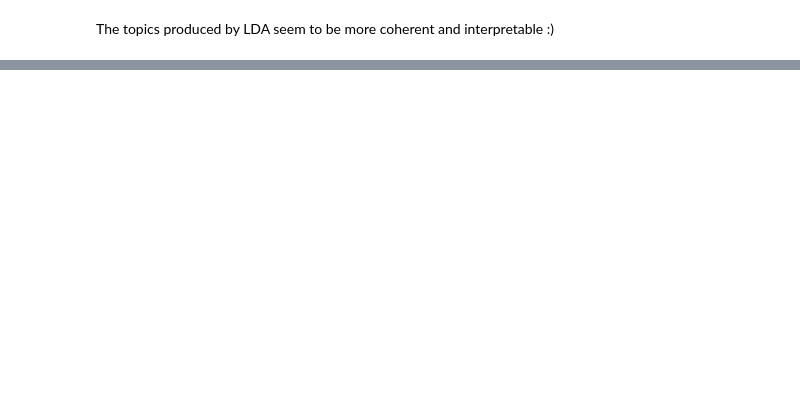
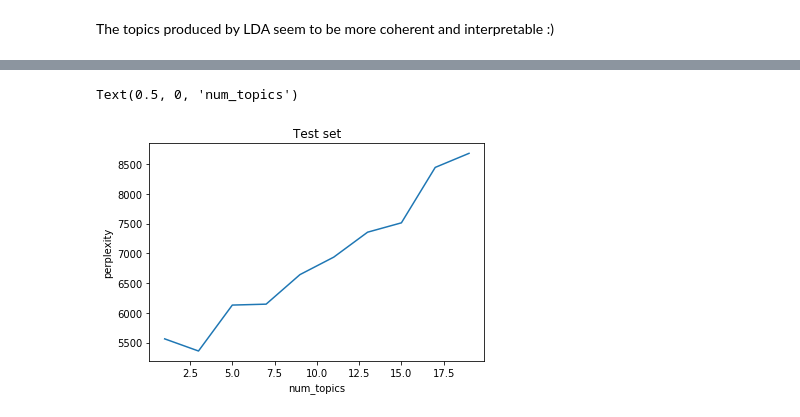
Before and after one commit to praritagarwal/TopicModeling, a Jupyter notebook: Topic Modeling.ipynb, the cells around one changed output, grey strips where cells are left out. Drawn from its saved outputs; the diff is of its cells as text; code cells hidden in the pictures; blank space fills up the shorter version.

```diff
--- a/Topic Modeling.ipynb
+++ b/Topic Modeling.ipynb
@@ -473,0 +507,3 @@ print(perplexity_score)
+# %%
+bow_val = vectorizer.transform(newsgroups_val.data)
+bow_val.shape
@@ -473,0 +560,8 @@ print(perplexity_score)
+# %%
+perplexities = []
+for idx, model in enumerate(models):
+    topic_mat = model.transform(bow_val)
+    perplexity = model.perplexity(bow_val)
+    print('model no.: {}, document-topic matrix shape: {}'\
+          ' perplexity: {}'.format(idx+1, topic_mat.shape, perplexity))
+    perplexities.append(perplexity)
@@ -473,0 +579,8 @@ print(perplexity_score)
+# %%
+plt.plot(num_topics, perplexities)
+plt.title('Test set')
+plt.ylabel('perplexity')
+plt.xlabel('num_topics')
+# %% [output]
+Text(0.5, 0, 'num_topics')
+[figure, added]
```
Also changed, not shown: parts of 39 cells of this notebook.
